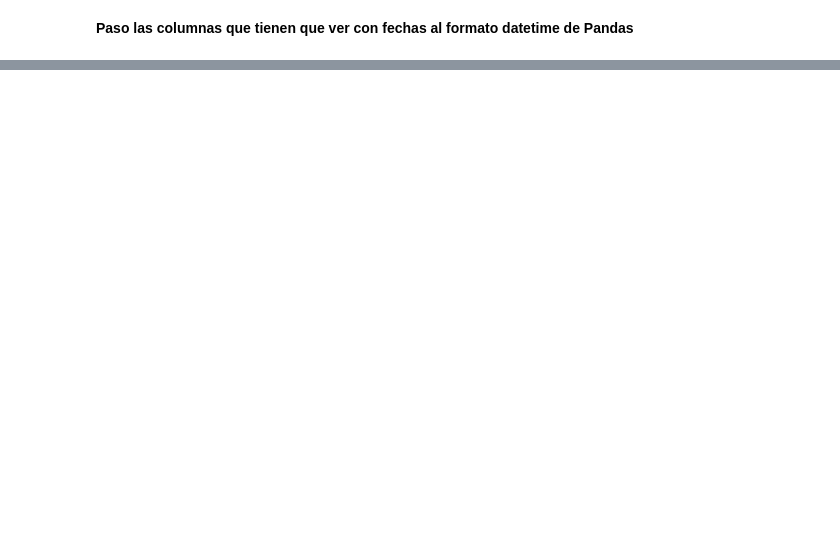
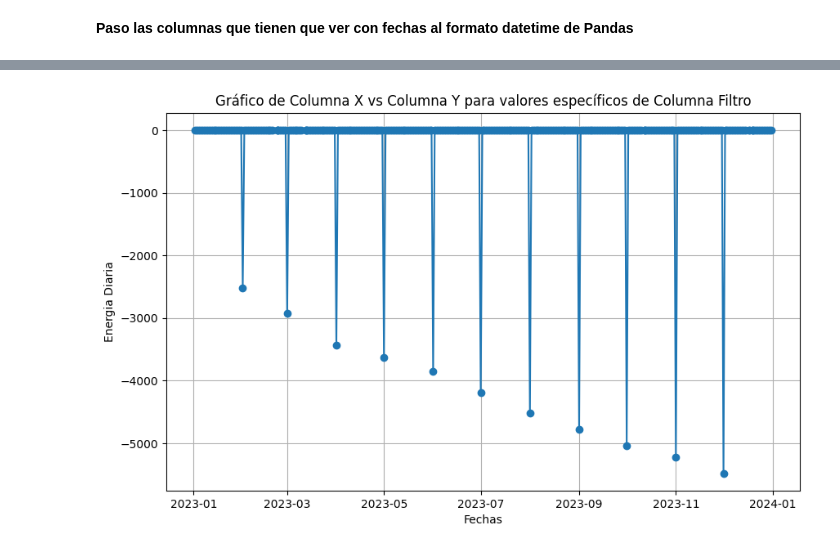
Before and after one commit to josezerda/DiploDatos2024_Mentoria, a Jupyter notebook: Notebook_Mentoria.ipynb, the cells around one changed output, grey strips where cells are left out. Saved outputs shown, nothing was run; the diff lists cells and outputs as text; code cells hidden in the pictures; blank space fills up the shorter version.

Commit message:
Se obtiene energia diaria

```diff
--- a/Notebook_Mentoria.ipynb
+++ b/Notebook_Mentoria.ipynb
@@ -281,0 +314,4 @@ df_diario_combinado
+# %%
+df_Energia_Pico_Diferencia = df_diario_combinado['VALUE5'] - df_diario_combinado['VALUE5'].shift(1)
+# %%
+df_Energia_Valle_Diferencia = df_diario_combinado['VALUE6'] - df_diario_combinado['VALUE6'].shift(1)
@@ -281,0 +320,5 @@ df_diario_combinado
+# %%
+df_diario_combinado.insert(6, 'DirectaDiaria', df_Energia_Directa_Diferencia)
+df_diario_combinado.insert(8, 'RestoDiaria', df_Energia_Resto_Diferencia)
+df_diario_combinado.insert(10, 'PicoDiaria', df_Energia_Pico_Diferencia)
+df_diario_combinado.insert(12, 'ValleDiaria', df_Energia_Valle_Diferencia)
@@ -281,0 +343,2 @@ df_diario_combinado
+# %%
+df_filtrado = df_diario_combinado[df_diario_combinado['DEVICE'] == 0]
@@ -281,0 +361,10 @@ df_diario_combinado
+# %%
+plt.figure(figsize=(10, 6))
+plt.plot(df_filtrado['UPDATE_TV'], df_filtrado['DirectaDiaria'], marker='o', linestyle='-')
+plt.xlabel('Fechas')
+plt.ylabel('Energia Diaria')
+plt.title('Gráfico de Columna X vs Columna Y para valores específicos de Columna Filtro')
+plt.grid(True)
+plt.show()
+# %% [output]
+[figure, added]
```
Also changed, not shown: parts of 19 cells of this notebook.
